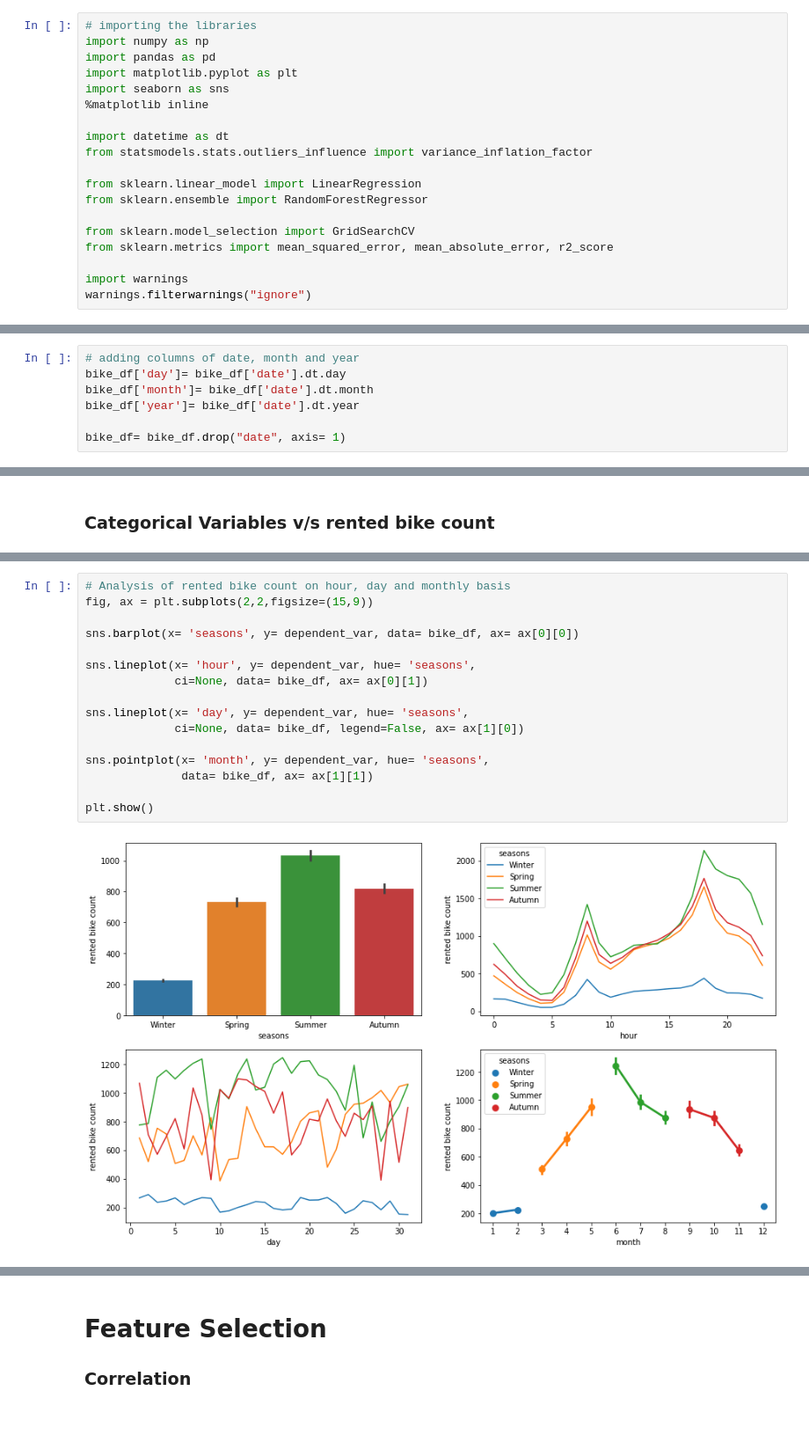
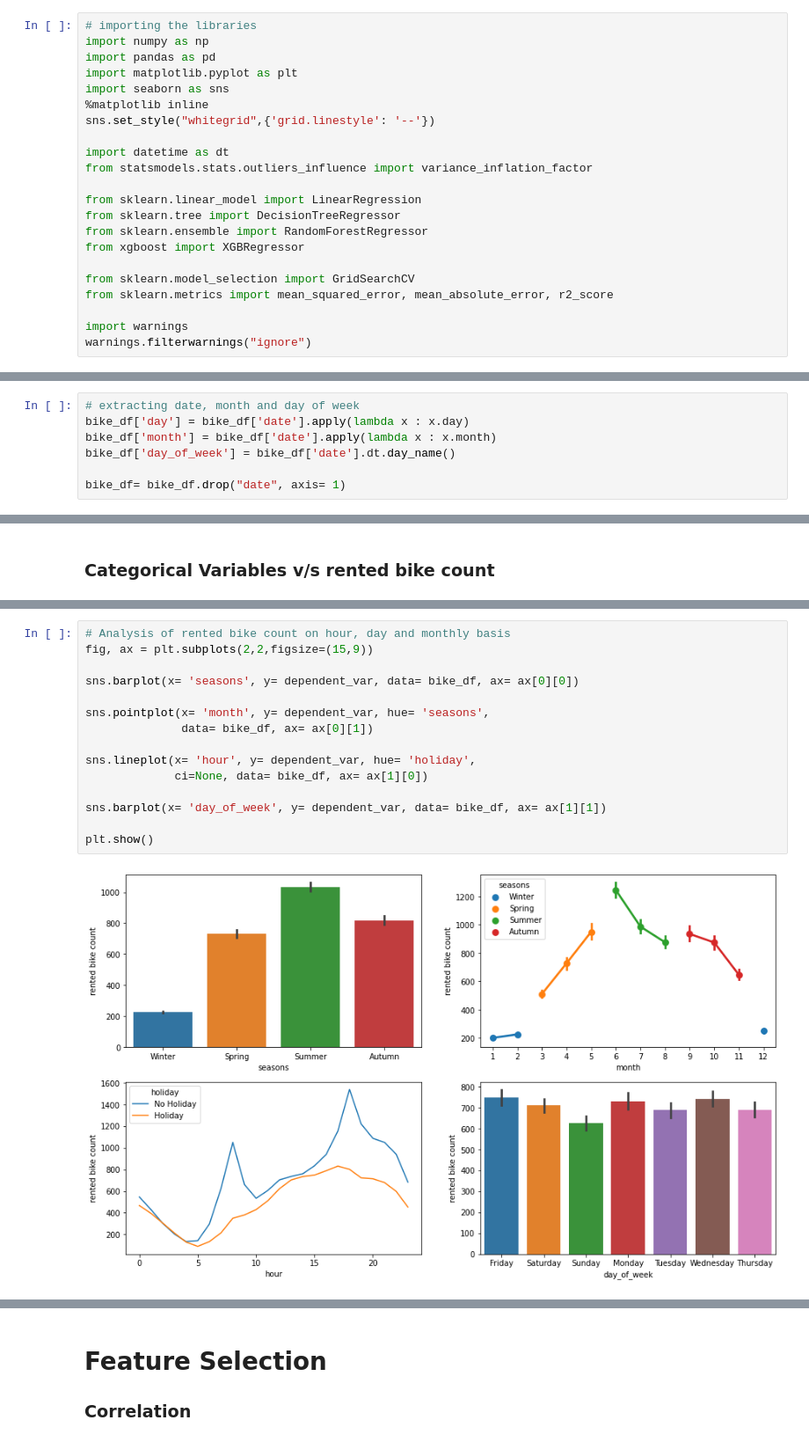
Before and after one commit to Swapnil-417/Bike-Sharing-Demand-Prediction, a Jupyter notebook: Bike_Sharing_Demand_Prediction_Capstone_Project.ipynb, the cells around one changed output, grey strips where cells are left out. Shown at 88% size. Saved outputs shown, nothing was run; the diff lists cells and outputs as text; blank space fills up the shorter version.

```diff
--- a/Bike_Sharing_Demand_Prediction_Capstone_Project.ipynb
+++ b/Bike_Sharing_Demand_Prediction_Capstone_Project.ipynb
@@ -40,12 +42,15 @@ import pandas as pd
 import matplotlib.pyplot as plt
 import seaborn as sns
 %matplotlib inline
+sns.set_style("whitegrid",{'grid.linestyle': '--'})
 
 import datetime as dt
 from statsmodels.stats.outliers_influence import variance_inflation_factor
 
 from sklearn.linear_model import LinearRegression
+from sklearn.tree import DecisionTreeRegressor
 from sklearn.ensemble import RandomForestRegressor
+from xgboost import XGBRegressor
 
 from sklearn.model_selection import GridSearchCV
 from sklearn.metrics import mean_squared_error, mean_absolute_error, r2_score
@@ -123,10 +130,10 @@ def get_date(date_str):
 
 bike_df['date'] = bike_df['date'].apply(get_date)
 # %%
-# adding columns of date, month and year
-bike_df['day']= bike_df['date'].dt.day
-bike_df['month']= bike_df['date'].dt.month
-bike_df['year']= bike_df['date'].dt.year
+# extracting date, month and day of week
+bike_df['day'] = bike_df['date'].apply(lambda x : x.day)
+bike_df['month'] = bike_df['date'].apply(lambda x : x.month)
+bike_df['day_of_week'] = bike_df['date'].dt.day_name()
 
 bike_df= bike_df.drop("date", axis= 1)
 # %%
@@ -532,18 +571,17 @@ plt.show()
 # %%
 # Analysis of rented bike count on hour, day and monthly basis
 fig, ax = plt.subplots(2,2,figsize=(15,9))
 
 sns.barplot(x= 'seasons', y= dependent_var, data= bike_df, ax= ax[0][0])
 
-sns.lineplot(x= 'hour', y= dependent_var, hue= 'seasons',
-             ci=None, data= bike_df, ax= ax[0][1])
+sns.pointplot(x= 'month', y= dependent_var, hue= 'seasons',
+              data= bike_df, ax= ax[0][1])
 
-sns.lineplot(x= 'day', y= dependent_var, hue= 'seasons',
-             ci=None, data= bike_df, legend=False, ax= ax[1][0])
+sns.lineplot(x= 'hour', y= dependent_var, hue= 'holiday',
+             ci=None, data= bike_df, ax= ax[1][0])
 
-sns.pointplot(x= 'month', y= dependent_var, hue= 'seasons',
-              data= bike_df, ax= ax[1][1])
+sns.barplot(x= 'day_of_week', y= dependent_var, data= bike_df, ax= ax[1][1])
 
 plt.show()
 # %% [output]
-[figure, old version]
+[figure, new version]
```
Also changed, not shown: parts of 193 cells of this notebook.
